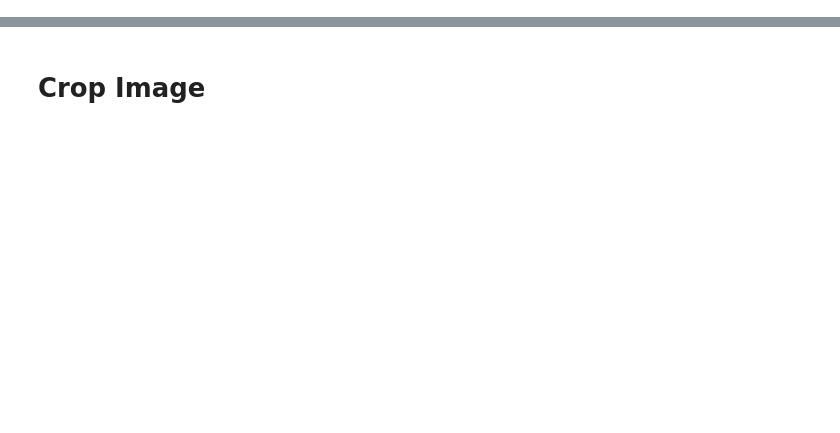
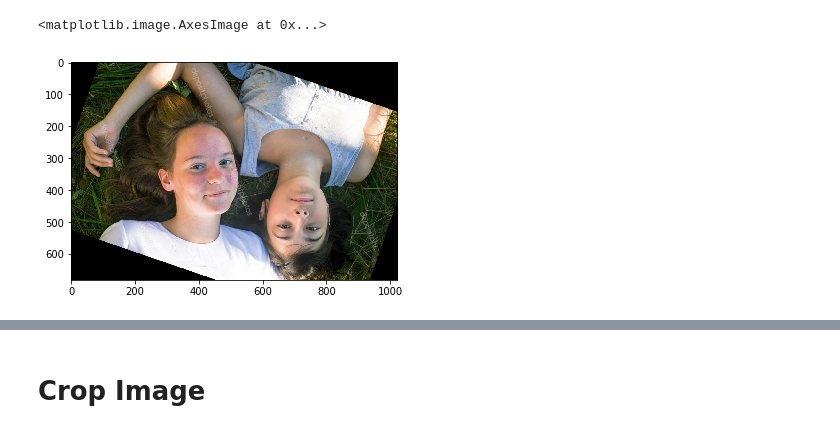
Before and after one commit to poteminr/face_recognition, a Jupyter notebook: face_preproc.ipynb, the cells around one changed output, grey strips where cells are left out. Saved outputs shown, nothing was run; the diff lists cells and outputs as text; code cells hidden in the pictures; blank space fills up the shorter version.

```diff
--- a/face_preproc.ipynb
+++ b/face_preproc.ipynb
@@ -51,0 +53,7 @@ def distance(emb1, emb2):
+# %%
+image_rot = prp.rotate_image(image,-19)
+# %%
+plt.imshow(image_rot)
+# %% [output]
+<matplotlib.image.AxesImage at 0x...>
+[figure, added]
```
Also changed, not shown: parts of 12 cells of this notebook.
